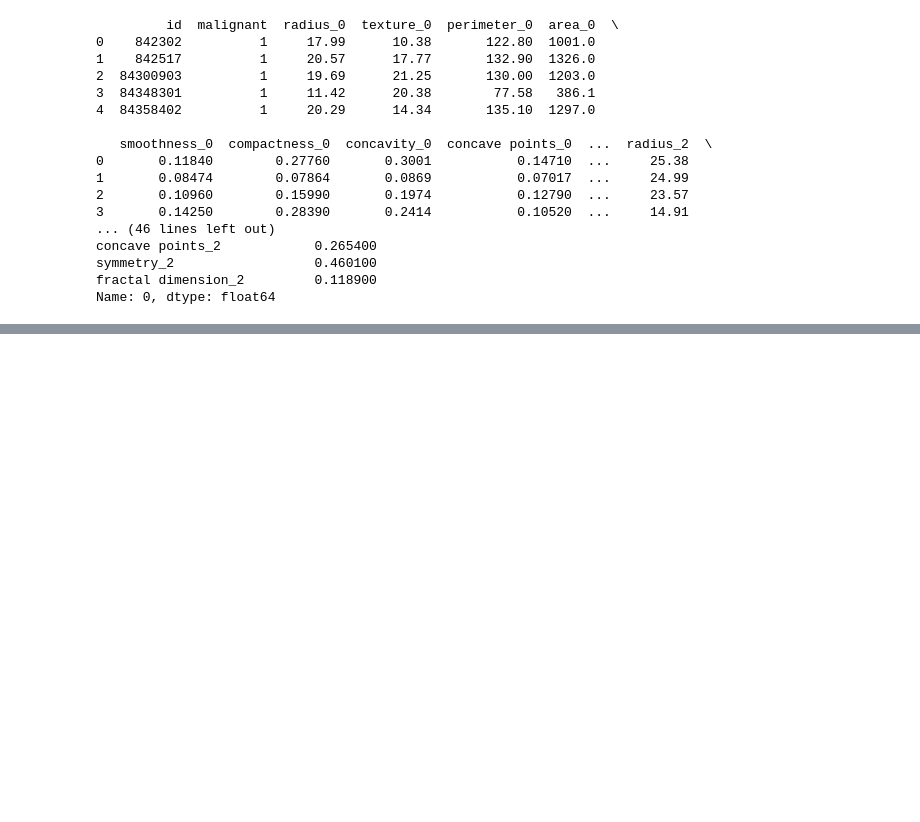
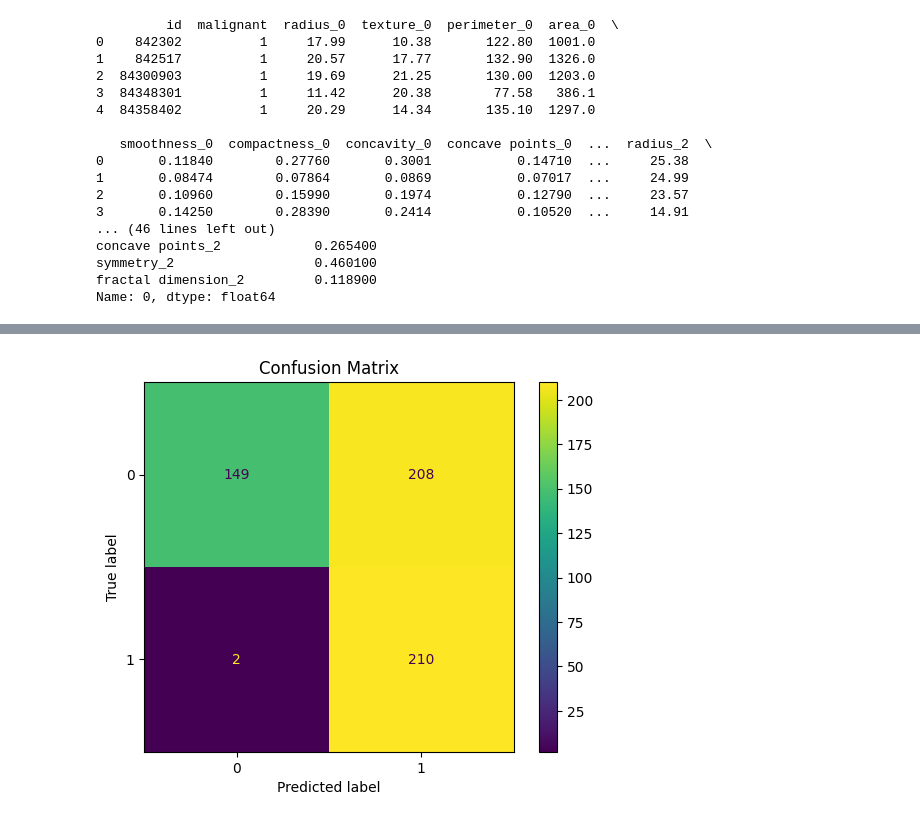
Before and after one commit to CXianRen/DAT410, a Jupyter notebook: Assignment/A4/main.ipynb, the cells around one changed output, grey strips where cells are left out. Saved outputs shown, nothing was run; the diff lists cells and outputs as text; code cells hidden in the pictures; blank space fills up the shorter version.

```diff
--- a/Assignment/A4/main.ipynb
+++ b/Assignment/A4/main.ipynb
@@ -71,0 +86,86 @@ plt.show()
+# %%
+#### Rule-based model ####
+# cell size -> area_mean, area_se, area_worst
+# cell shape -> concavity_mean, concavity_se, concavity_worst
+# cell texture ->  texture_mean, texture_se, texture_worst
+# cell homogeneity -> smoothness_mean, smoothness_se, smoothness_worst
+
+cell_size_str="area"
+cell_shape_str="concave points"
+cell_texture_str="texture"
+cell_homogeneity_str="smoothness"
+
+
+def is_cell_size_is_abnormal(row, stats):
+  mean_abnormal = row[cell_size_str+"_0"] > stats.loc['75%', cell_size_str+"_0"]
+  std_abnormal = row[cell_size_str+"_1"] > stats.loc['75%', cell_size_str+"_1"]
+  worst_val_abnormal = row[cell_size_str+"_2"] > stats.loc['75%', cell_size_str+"_2"]
+  is_abnormal = mean_abnormal | std_abnormal | worst_val_abnormal
+  return is_abnormal
+
+def cell_shape_is_abnormal(row, stats):
+  mean_abnormal = row[cell_shape_str+"_0"] > stats.loc['75%', cell_shape_str+"_0"]
+  std_abnormal = row[cell_shape_str+"_1"] > stats.loc['75%', cell_shape_str+"_1"]
+  worst_val_abnormal = row[cell_shape_str+"_2"] > stats.loc['75%', cell_shape_str+"_2"]
+  is_abnormal = mean_abnormal | std_abnormal | worst_val_abnormal
+  return is_abnormal
+
+def cell_texture_is_abnormal(row, stats):
+  mean_abnormal = row[cell_texture_str+"_0"] > stats.loc['75%', cell_texture_str+"_0"]
+  std_abnormal = row[cell_texture_str+"_1"] > stats.loc['75%', cell_texture_str+"_1"]
+  worst_val_abnormal = row[cell_texture_str+"_2"] > stats.loc['75%', cell_texture_str+"_2"]
+  is_abnormal = mean_abnormal | std_abnormal | worst_val_abnormal
+  return is_abnormal
+
+def cell_homogeneity_is_abnormal(row, stats):
+  mean_abnormal = row[cell_homogeneity_str+"_0"] > stats.loc['75%', cell_homogeneity_str+"_0"]
+  std_abnormal = row[cell_homogeneity_str+"_1"] > stats.loc['75%', cell_homogeneity_str+"_1"]
+  worst_val_abnormal = row[cell_homogeneity_str+"_2"] > stats.loc['75%', cell_homogeneity_str+"_2"]
+  is_abnormal = mean_abnormal | std_abnormal | worst_val_abnormal
+  return is_abnormal
+
+def is_malignant(row, stats):
+  if is_cell_size_is_abnormal(row, stats) \
+  or cell_shape_is_abnormal(row, stats) \
+  or cell_texture_is_abnormal(row, stats) \
+  or cell_homogeneity_is_abnormal(row, stats):
+    return 1
+  return 0
+
+
+stats = df.describe()
+prediction = df.apply(is_malignant, axis=1, args=(stats,))
+df['Prediction'] = prediction
+
+df[["malignant","Prediction"]]
+
+df['Prediction'] = prediction
+df[["malignant","Prediction"]]
+
+# plot the accuracy, precision, recall, F1-score and confusion matrix of the rule-based model
+from sklearn.metrics import accuracy_score, precision_score, recall_score, f1_score, confusion_matrix
+from sklearn.metrics import ConfusionMatrixDisplay
+import matplotlib.pyplot as plt
+
+def print_metrics(actual, predictions):
+  accuracy = accuracy_score(actual, predictions)
+  precision = precision_score(actual, predictions)
+  recall = recall_score(actual, predictions)
+  f1 = f1_score(actual, predictions)
+
+  print("Accuracy:", accuracy)
+  print("Precision:", precision)
+  print("Recall:", recall)
+  print("F1-score:", f1)
+
+  cm = confusion_matrix(actual, predictions)
+  disp = ConfusionMatrixDisplay(confusion_matrix=cm)
+  disp.plot()
+  plt.title('Confusion Matrix')
+  plt.show()
+
+actual = df["malignant"]
+predictions = df["Prediction"]
+
+print_metrics(actual, predictions)
+# %% [output]
@@ -71,0 +176 @@ plt.show()
+[figure, added]
```
Also changed, not shown: parts of 9 cells of this notebook, 1 other file.
